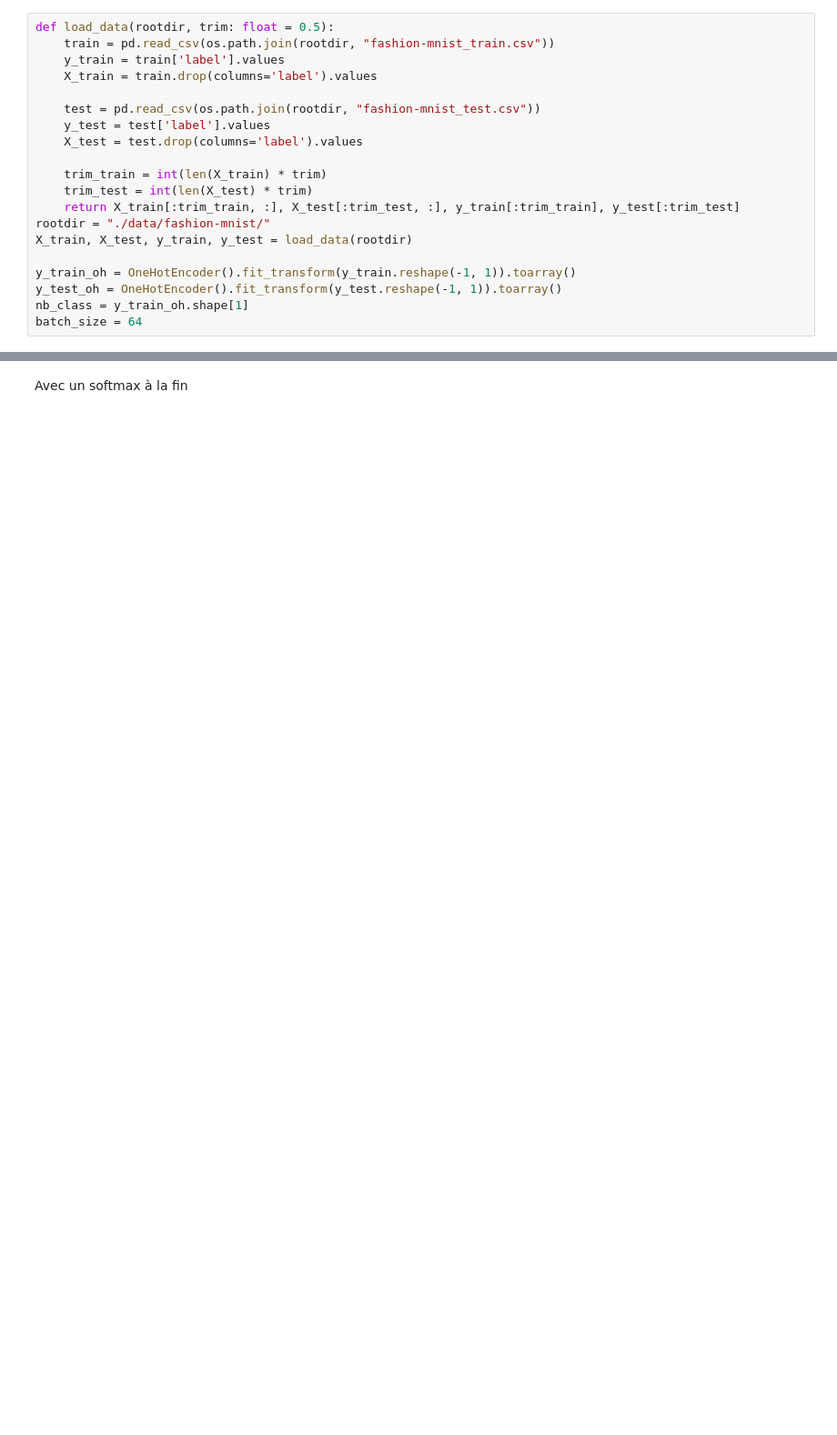
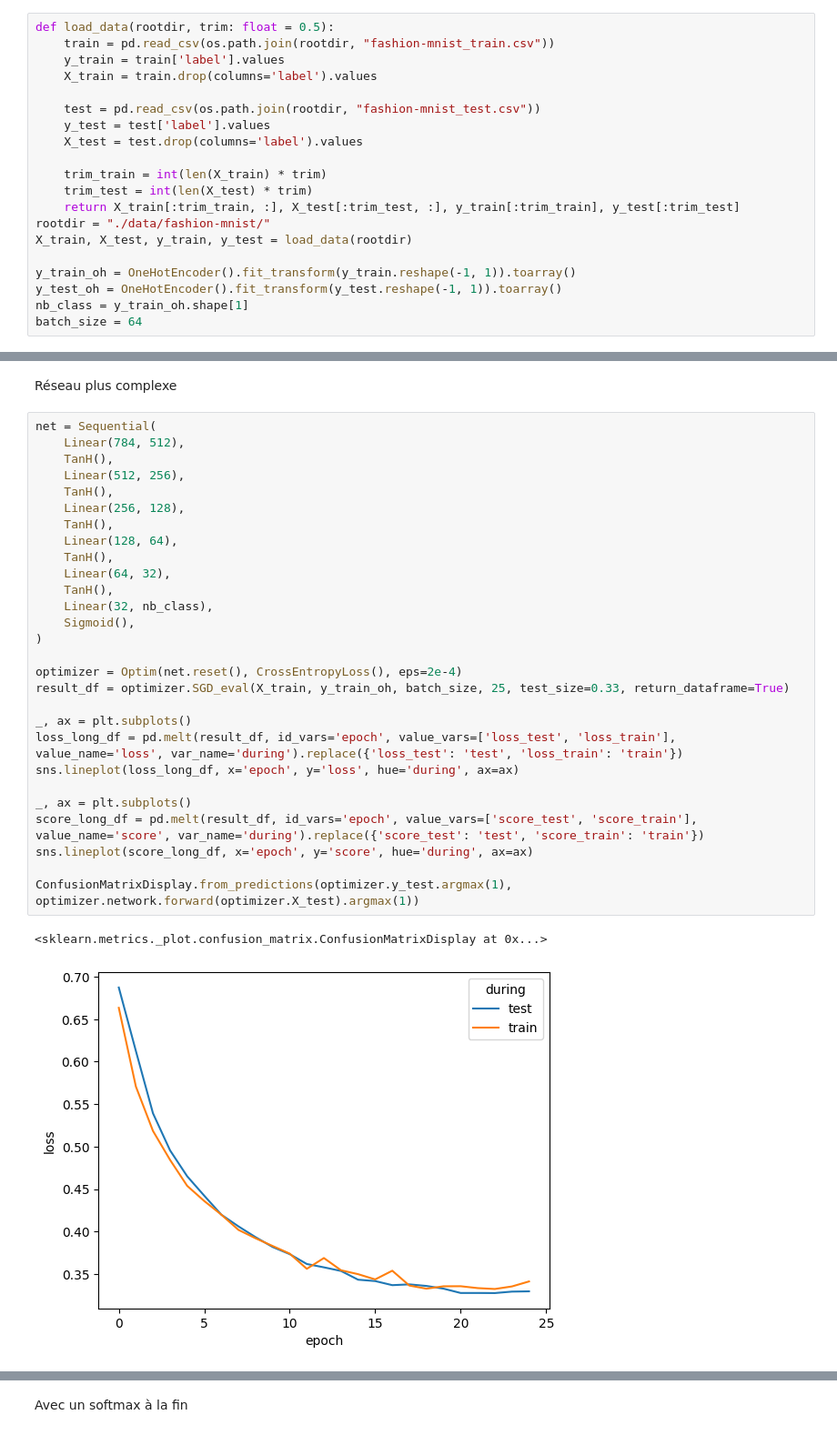
Before and after one commit to dataymeric/NeuralNetworksDIY, a Jupyter notebook: notebooks/classification.ipynb, the cells around one changed output, grey strips where cells are left out. Shown: that part at 91% size. Drawn from its saved outputs; the diff is of its cells as text; blank space fills up the shorter version.

```diff
--- a/notebooks/classification.ipynb
+++ b/notebooks/classification.ipynb
@@ -153,0 +154,33 @@ sns.lineplot(score_long_df, x='epoch', y='score', hue='during', ax=ax)
+# %% [markdown]
+Réseau plus complexe
+# %%
+net = Sequential(
+    Linear(784, 512),
+    TanH(),
+    Linear(512, 256),
+    TanH(),
+    Linear(256, 128),
+    TanH(),
+    Linear(128, 64),
+    TanH(),
+    Linear(64, 32),
+    TanH(),
+    Linear(32, nb_class),
+    Sigmoid(),
+)
+
+optimizer = Optim(net.reset(), CrossEntropyLoss(), eps=2e-4)
+result_df = optimizer.SGD_eval(X_train, y_train_oh, batch_size, 25, test_size=0.33, return_dataframe=True)
+
+_, ax = plt.subplots()
+loss_long_df = pd.melt(result_df, id_vars='epoch', value_vars=['loss_test', 'loss_train'], value_name='loss', var_name='during').replace({'loss_test': 'test', 'loss_train': 'train'})
+sns.lineplot(loss_long_df, x='epoch', y='loss', hue='during', ax=ax)
+
+_, ax = plt.subplots()
+score_long_df = pd.melt(result_df, id_vars='epoch', value_vars=['score_test', 'score_train'], value_name='score', var_name='during').replace({'score_test': 'test', 'score_train': 'train'})
+sns.lineplot(score_long_df, x='epoch', y='score', hue='during', ax=ax)
+
+ConfusionMatrixDisplay.from_predictions(optimizer.y_test.argmax(1), optimizer.network.forward(optimizer.X_test).argmax(1))
+# %% [output]
+<sklearn.metrics._plot.confusion_matrix.ConfusionMatrixDisplay at 0x...>
+[figure, added]
```
Also changed, not shown: parts of 5 cells of this notebook.
